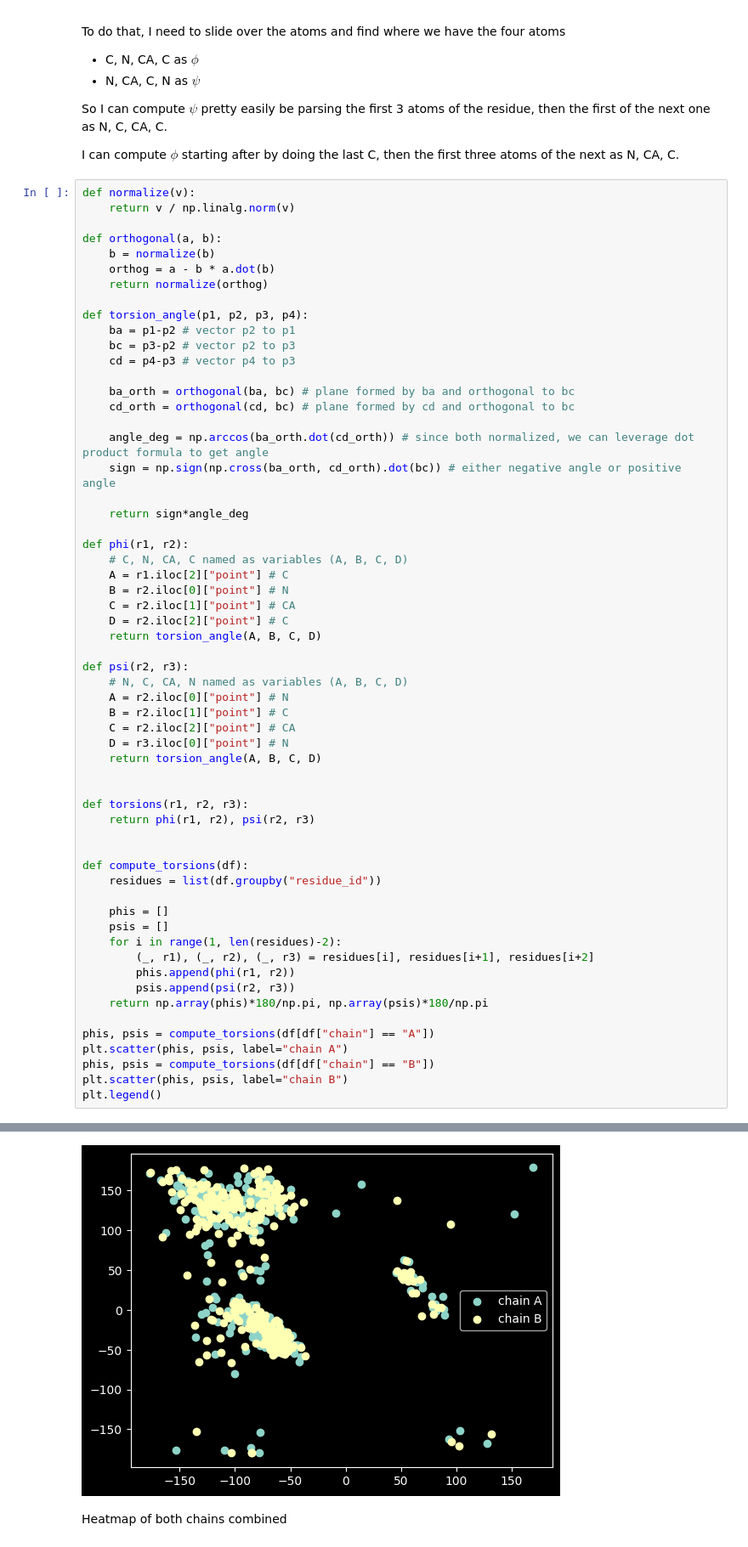
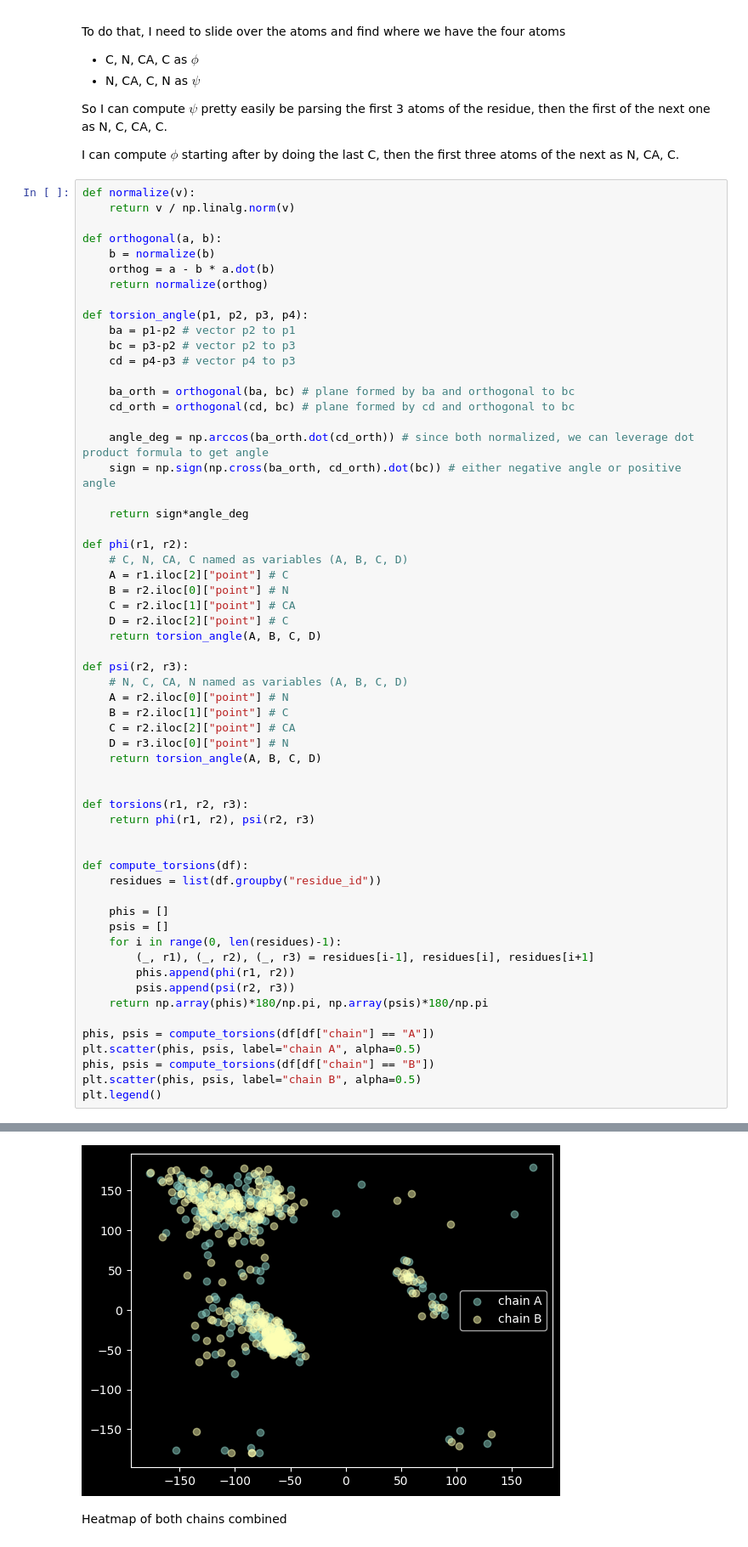
Before and after one commit to xnought/paper-implement, a Jupyter notebook: ramachandran/torsion_pdb.ipynb, the cells around one changed output, grey strips where cells are left out. Shown at 85% size. Saved outputs shown, nothing was run; the diff lists cells and outputs as text.

```diff
--- a/ramachandran/torsion_pdb.ipynb
+++ b/ramachandran/torsion_pdb.ipynb
@@ -138,38 +138,38 @@ def phi(r1, r2):
 	D = r2.iloc[2]["point"] # C
 	return torsion_angle(A, B, C, D)
 
 def psi(r2, r3):
 	# N, C, CA, N named as variables (A, B, C, D)
 	A = r2.iloc[0]["point"] # N
 	B = r2.iloc[1]["point"] # C
 	C = r2.iloc[2]["point"] # CA
 	D = r3.iloc[0]["point"] # N
 	return torsion_angle(A, B, C, D)
 
 
 def torsions(r1, r2, r3):
 	return phi(r1, r2), psi(r2, r3)
 
 
 def compute_torsions(df):
 	residues = list(df.groupby("residue_id"))
 
 	phis = []
 	psis = []
-	for i in range(1, len(residues)-2):
-		(_, r1), (_, r2), (_, r3) = residues[i], residues[i+1], residues[i+2]
+	for i in range(0, len(residues)-1):
+		(_, r1), (_, r2), (_, r3) = residues[i-1], residues[i], residues[i+1]
 		phis.append(phi(r1, r2))
 		psis.append(psi(r2, r3))
 	return np.array(phis)*180/np.pi, np.array(psis)*180/np.pi
 
 phis, psis = compute_torsions(df[df["chain"] == "A"])
-plt.scatter(phis, psis, label="chain A")
+plt.scatter(phis, psis, label="chain A", alpha=0.5)
 phis, psis = compute_torsions(df[df["chain"] == "B"])
-plt.scatter(phis, psis, label="chain B")
+plt.scatter(phis, psis, label="chain B", alpha=0.5)
 plt.legend()
 # %% [output]
 <matplotlib.legend.Legend at 0x...>
-[figure, old version]
+[figure, new version]
 # %% [markdown]
 Heatmap of both chains combined
 # %%
```
Also changed, not shown: parts of 1 cell of this notebook.
